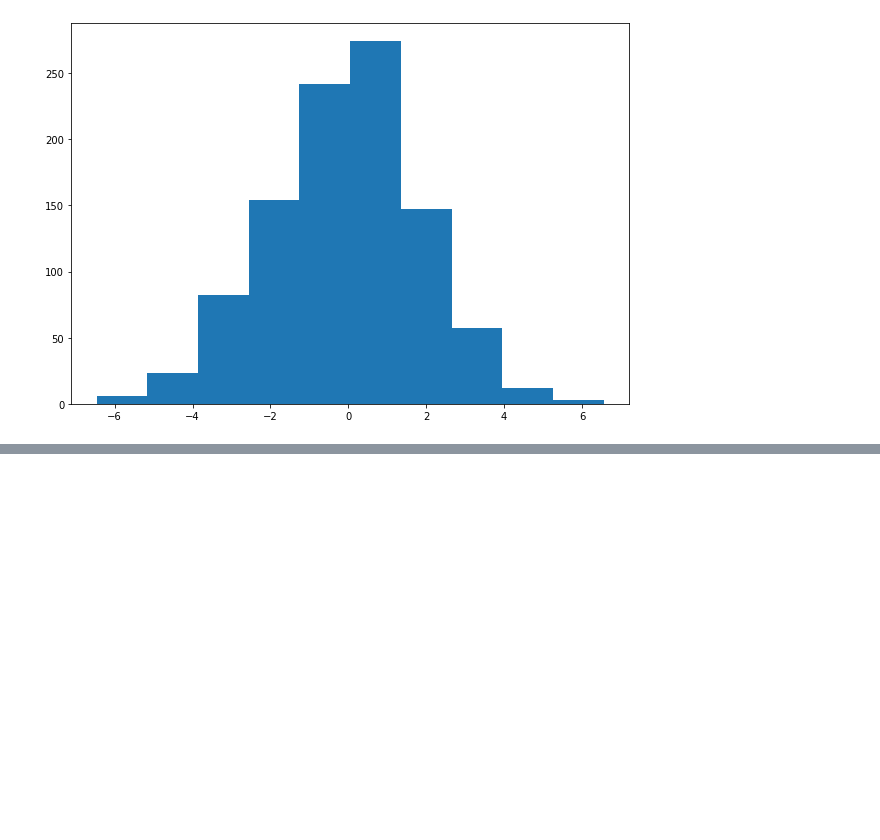
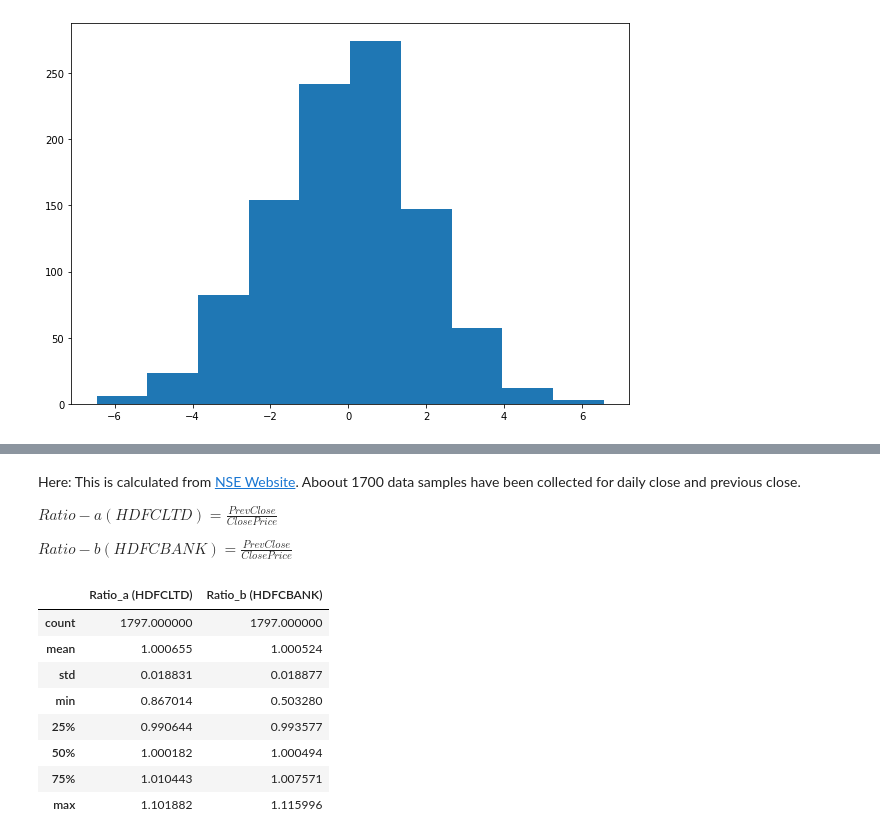
Before and after one commit to RSwarnkar/stock-merger-swap-profitability, a Jupyter notebook: Swap-Profitability .ipynb, the cells around one changed output, grey strips where cells are left out. Drawn from its saved outputs; the diff is of its cells as text; code cells hidden in the pictures; blank space fills up the shorter version.

```diff
--- a/Swap-Profitability .ipynb
+++ b/Swap-Profitability .ipynb
@@ -18,0 +33,19 @@ plt.show()
+# %% [markdown]
+Here:
+This is calculated from [NSE Website](https://www1.nseindia.com/products/content/equities/equities/eq_security.htm). Aboout 1700 data samples have been collected for daily close and previous close.
+
+$Ratio-a (HDFCLTD) = \frac{Prev Close}{Close Price} $
+
+$Ratio-b (HDFCBANK) = \frac{Prev Close}{Close Price} $
+# %%
+df.describe()
+# %% [output]
+|  | Ratio_a (HDFCLTD) | Ratio_b (HDFCBANK) |
+| count | 1797.000000 | 1797.000000 |
+| mean | 1.000655 | 1.000524 |
+| std | 0.018831 | 0.018877 |
+| min | 0.867014 | 0.503280 |
+| 25% | 0.990644 | 0.993577 |
+| 50% | 1.000182 | 1.000494 |
+| 75% | 1.010443 | 1.007571 |
+| max | 1.101882 | 1.115996 |
```
Also changed, not shown: parts of 5 cells of this notebook, 2 other files.
